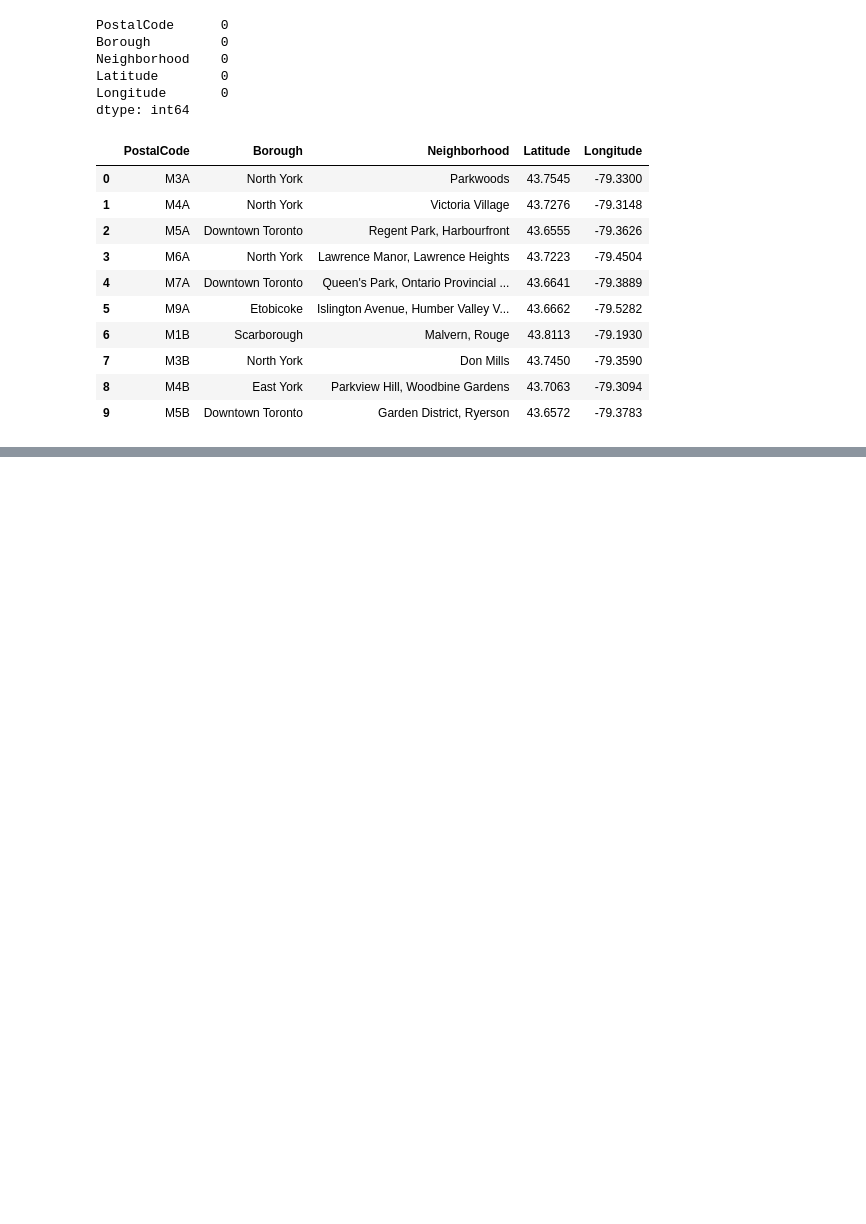
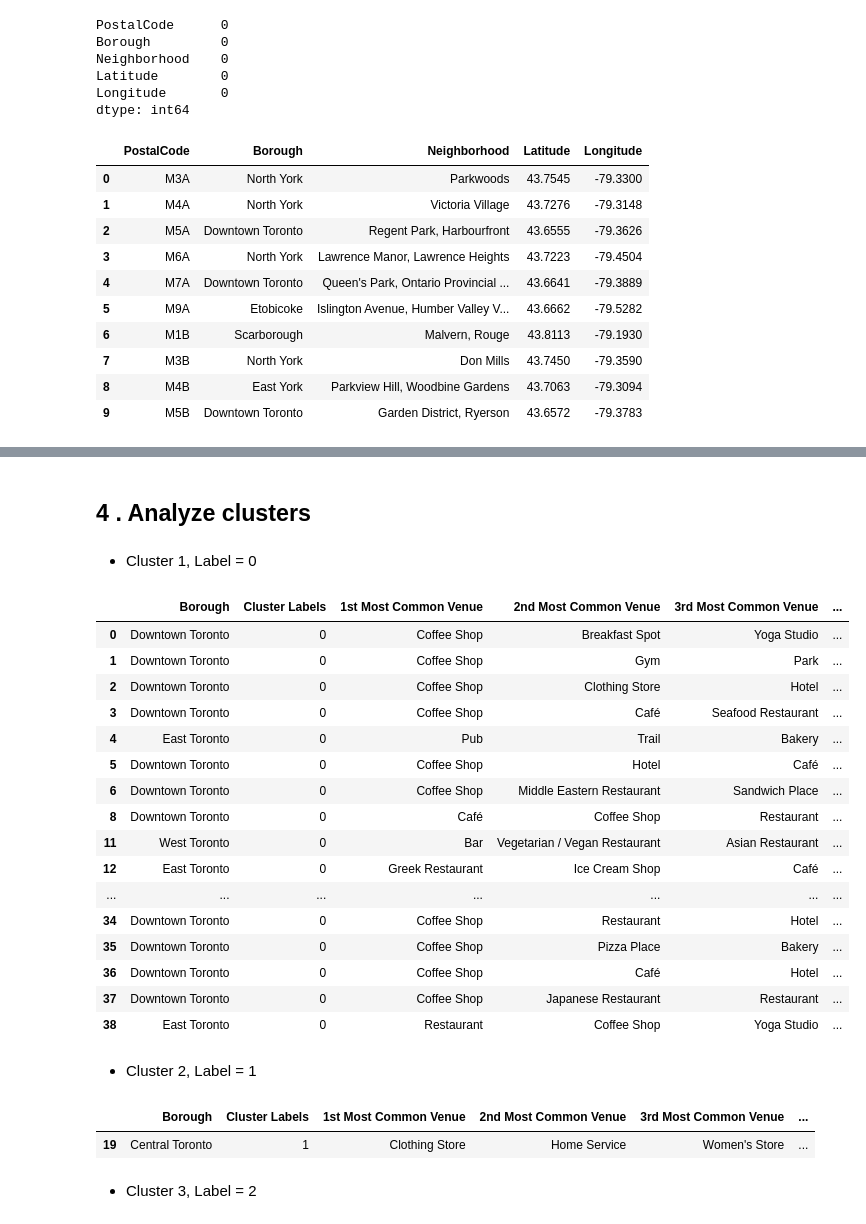
Before and after one commit to danilodn/Coursera_Capstone, a Jupyter notebook: Capstone.ipynb, the cells around one changed output, grey strips where cells are left out. Drawn from its saved outputs; the diff is of its cells as text; code cells hidden in the pictures; blank space fills up the shorter version.

```diff
--- a/Capstone.ipynb
+++ b/Capstone.ipynb
@@ -332,0 +666,22 @@ df_coords.head(10)
+# %%
+# create the new dataframe and display the top 10 venues for each neighborhood
+num_top_venues = 10
+
+indicators = ['st', 'nd', 'rd']
+
+# create columns according to number of top venues
+columns = ['Neighborhood']
+for ind in np.arange(num_top_venues):
+    try:
+        columns.append('{}{} Most Common Venue'.format(ind+1, indicators[ind]))
+    except:
+        columns.append('{}th Most Common Venue'.format(ind+1))
+
+# create a new dataframe
+neighborhoods_venues_sorted = pd.DataFrame(columns=columns)
+neighborhoods_venues_sorted['Neighborhood'] = toronto_grouped['Neighborhood']
+
+for ind in np.arange(toronto_grouped.shape[0]):
+    neighborhoods_venues_sorted.iloc[ind, 1:] = return_most_common_venues(toronto_grouped.iloc[ind, :], num_top_venues)
+
+neighborhoods_venues_sorted.head()
@@ -332,0 +698,11 @@ df_coords.head(10)
+# %%
+# set number of clusters
+kclusters = 5
+
+toronto_grouped_clustering = toronto_grouped.drop('Neighborhood', 1)
+
+# run k-means clustering
+kmeans = KMeans(n_clusters=kclusters, random_state=0).fit(toronto_grouped_clustering)
+
+# check cluster labels generated for each row in the dataframe
+kmeans.labels_[0:10]
@@ -332,0 +713,10 @@ df_coords.head(10)
+# %%
+# add clustering labels
+neighborhoods_venues_sorted.insert(0, 'Cluster Labels', kmeans.labels_)
+
+toronto_merged = toronto_data
+
+# merge toronto_grouped with toronto_data to add latitude/longitude for each neighborhood
+toronto_merged = toronto_merged.join(neighborhoods_venues_sorted.set_index('Neighborhood'), on='Neighborhood')
+
+toronto_merged.head() # check the last columns!
@@ -332,0 +758,33 @@ df_coords.head(10)
+# %% [markdown]
+## 4 . Analyze clusters
+# %% [markdown]
+- Cluster 1, Label = 0
+# %%
+toronto_merged.loc[toronto_merged['Cluster Labels'] == 0, toronto_merged.columns[[1] + list(range(5, toronto_merged.shape[1]))]]
+# %% [output]
+|  | Borough | Cluster Labels | 1st Most Common Venue | 2nd Most Common Venue | 3rd Most Common Venue | ... |
+| 0 | Downtown Toronto | 0 | Coffee Shop | Breakfast Spot | Yoga Studio | ... |
+| 1 | Downtown Toronto | 0 | Coffee Shop | Gym | Park | ... |
+| 2 | Downtown Toronto | 0 | Coffee Shop | Clothing Store | Hotel | ... |
+| 3 | Downtown Toronto | 0 | Coffee Shop | Café | Seafood Restaurant | ... |
+| 4 | East Toronto | 0 | Pub | Trail | Bakery | ... |
+| 5 | Downtown Toronto | 0 | Coffee Shop | Hotel | Café | ... |
+| 6 | Downtown Toronto | 0 | Coffee Shop | Middle Eastern Restaurant | Sandwich Place | ... |
+| 8 | Downtown Toronto | 0 | Café | Coffee Shop | Restaurant | ... |
+| 11 | West Toronto | 0 | Bar | Vegetarian / Vegan Restaurant | Asian Restaurant | ... |
+| 12 | East Toronto | 0 | Greek Restaurant | Ice Cream Shop | Café | ... |
+| ... | ... | ... | ... | ... | ... | ... |
+| 34 | Downtown Toronto | 0 | Coffee Shop | Restaurant | Hotel | ... |
+| 35 | Downtown Toronto | 0 | Coffee Shop | Pizza Place | Bakery | ... |
+| 36 | Downtown Toronto | 0 | Coffee Shop | Café | Hotel | ... |
+| 37 | Downtown Toronto | 0 | Coffee Shop | Japanese Restaurant | Restaurant | ... |
+| 38 | East Toronto | 0 | Restaurant | Coffee Shop | Yoga Studio | ... |
+# %% [markdown]
+- Cluster 2, Label = 1
+# %%
+toronto_merged.loc[toronto_merged['Cluster Labels'] == 1, toronto_merged.columns[[1] + list(range(5, toronto_merged.shape[1]))]]
+# %% [output]
+|  | Borough | Cluster Labels | 1st Most Common Venue | 2nd Most Common Venue | 3rd Most Common Venue | ... |
+| 19 | Central Toronto | 1 | Clothing Store | Home Service | Women's Store | ... |
+# %% [markdown]
+- Cluster 3, Label = 2
```
Also changed, not shown: parts of 56 cells of this notebook.
